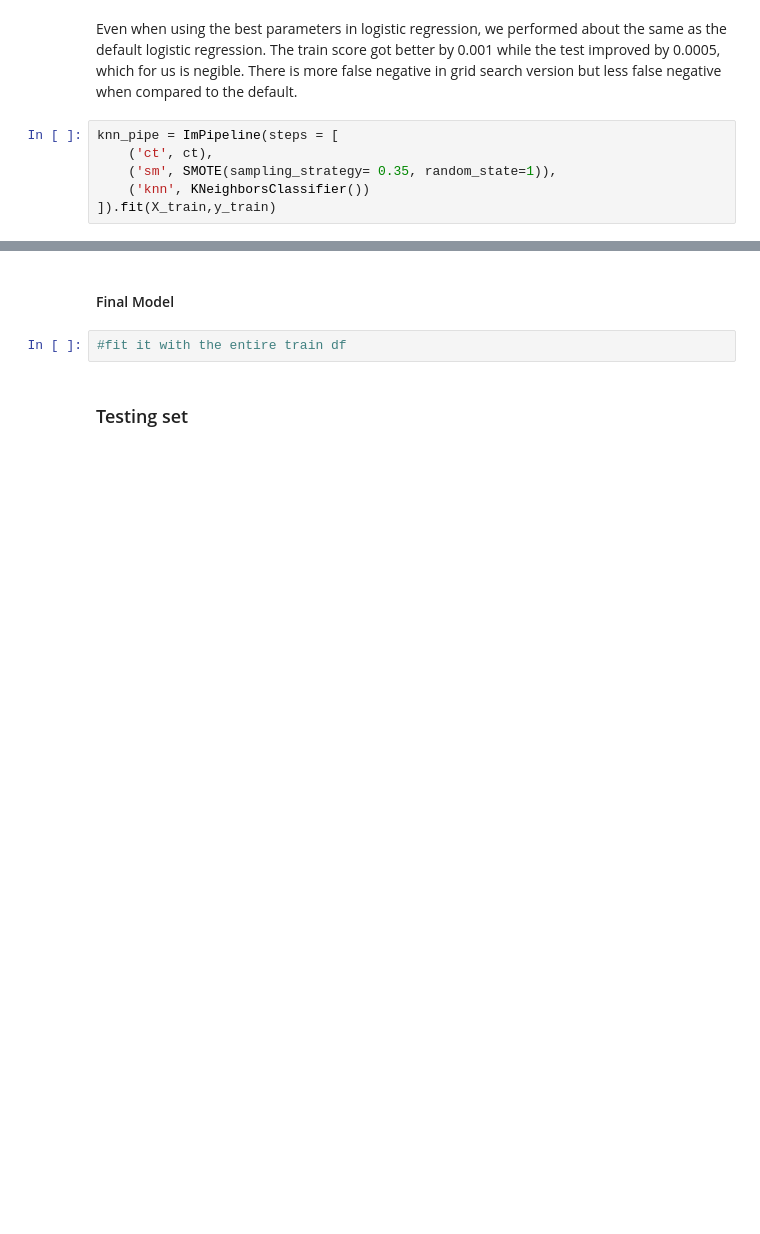
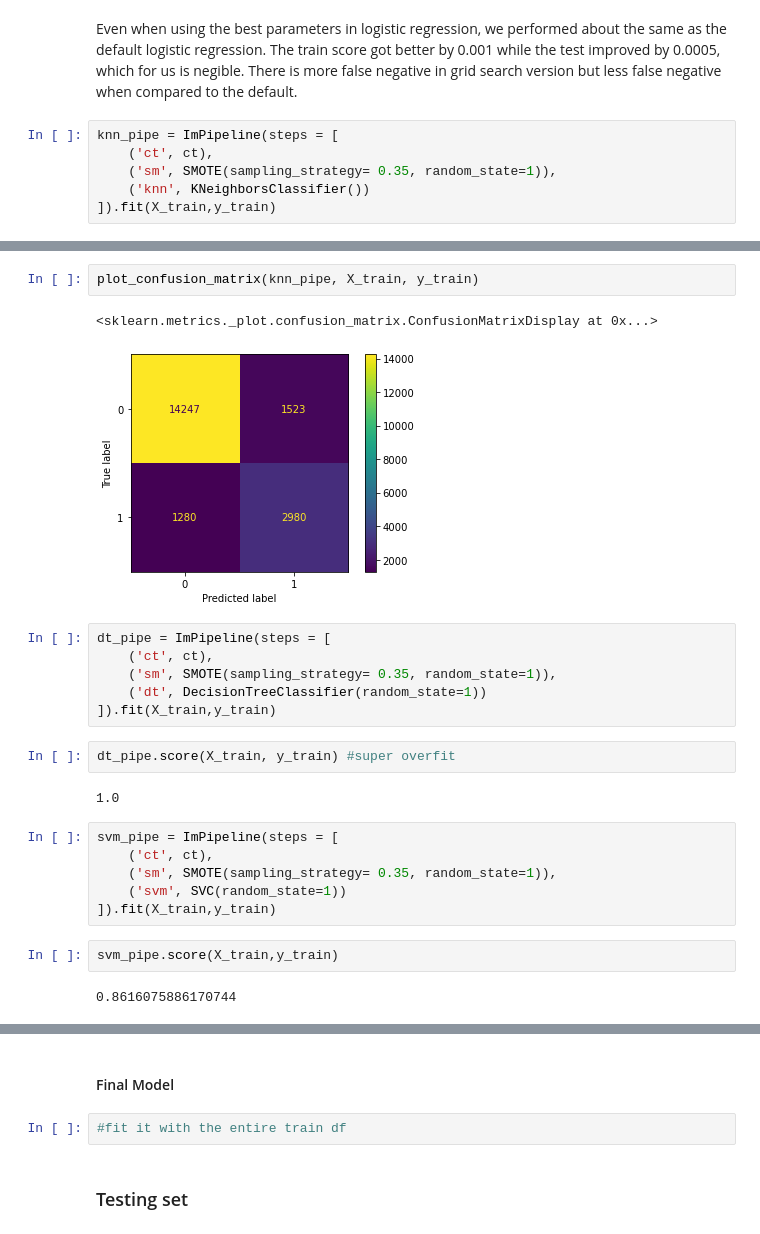
Before and after one commit to xiaohua-su/Predicting_H1N1_Vaccination, a Jupyter notebook: Scratch.ipynb, the cells around one changed output, grey strips where cells are left out. Saved outputs shown, nothing was run; the diff lists cells and outputs as text; blank space fills up the shorter version.

```diff
--- a/Scratch.ipynb
+++ b/Scratch.ipynb
@@ -441,0 +506,25 @@ knn_pipe.score(X_train,y_train)
+# %%
+plot_confusion_matrix(knn_pipe, X_train, y_train)
+# %% [output]
+<sklearn.metrics._plot.confusion_matrix.ConfusionMatrixDisplay at 0x...>
+[figure, added]
+# %%
+dt_pipe = ImPipeline(steps = [
+    ('ct', ct),
+    ('sm', SMOTE(sampling_strategy= 0.35, random_state=1)),
+    ('dt', DecisionTreeClassifier(random_state=1))
+]).fit(X_train,y_train)
+# %%
+dt_pipe.score(X_train, y_train) #super overfit
+# %% [output]
+1.0
+# %%
+svm_pipe = ImPipeline(steps = [
+    ('ct', ct),
+    ('sm', SMOTE(sampling_strategy= 0.35, random_state=1)),
+    ('svm', SVC(random_state=1))
+]).fit(X_train,y_train)
+# %%
+svm_pipe.score(X_train,y_train)
+# %% [output]
+0.8616075886170744
```
Also changed, not shown: parts of 24 cells of this notebook.
